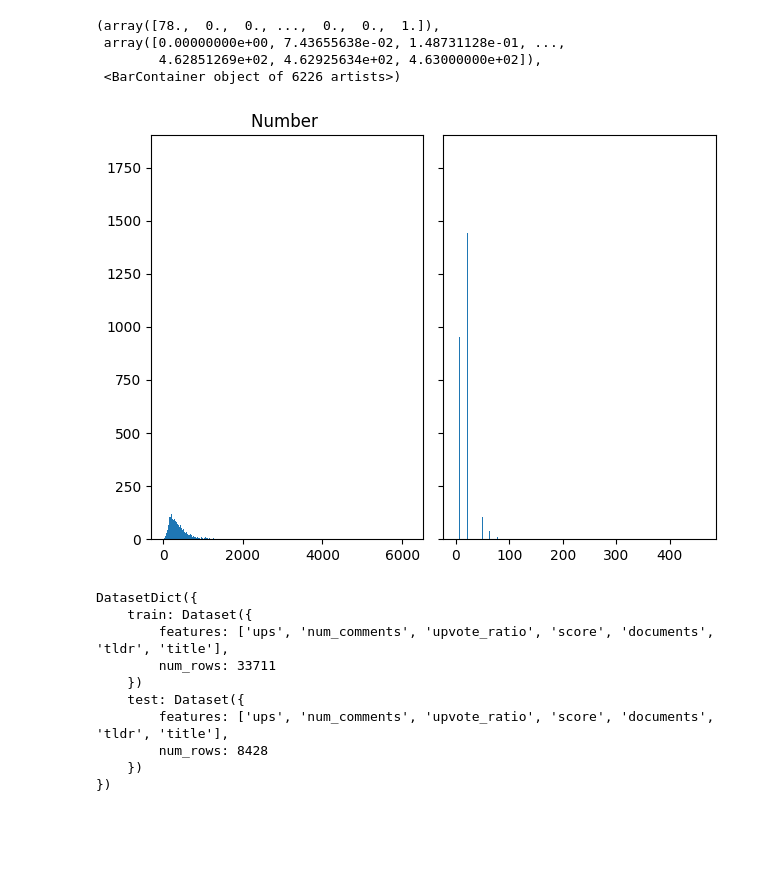
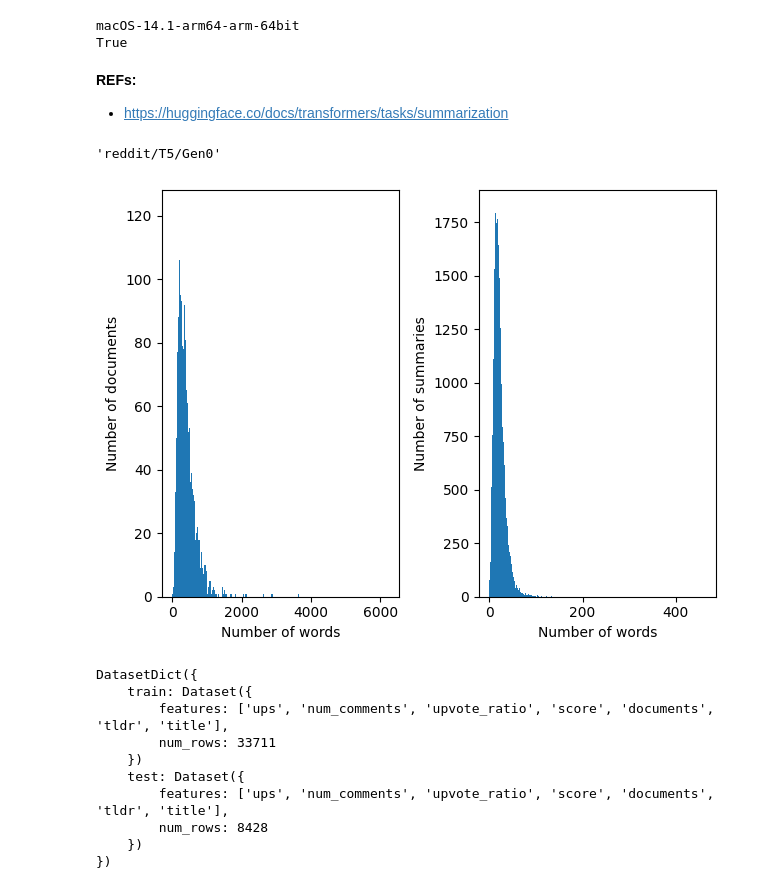
Before and after one commit to madisonthantu/recursive_LLMs, a Jupyter notebook: dataset_exploration.ipynb, the cells around one changed output. Saved outputs shown, nothing was run; the diff lists cells and outputs as text; code cells hidden in the pictures; blank space fills up the shorter version.

```diff
--- a/dataset_exploration.ipynb
+++ b/dataset_exploration.ipynb
@@ -5,21 +1,50 @@ import matplotlib.pyplot as plt
+# %%
+import numpy as np
+import re
+import matplotlib.pyplot as plt
+import pandas as pd
+from datasets import load_dataset_builder, load_dataset
+from transformers import DataCollatorForSeq2Seq
+import evaluate
+from transformers import AutoModelForSeq2SeqLM, Seq2SeqTrainingArguments, Seq2SeqTrainer
+
+import torch
+import platform
+
+print(platform.platform())
+print(torch.has_mps)
+# %% [output]
+macOS-14.1-arm64-arm-64bit
+True
+# %% [markdown]
+**REFs:**
+- https://huggingface.co/docs/transformers/tasks/summarization
+# %%
+import os
+dataset_name = 'reddit'
+model = 'T5'
+generation = 'Gen0'
+output_dir=os.path.join(dataset_name, model, generation)
+output_dir
+# %% [output]
+'reddit/T5/Gen0'
 # %%
 tifu = load_dataset("reddit_tifu", 'long')
 # %%
 # tifu = tifu.add_column
-doc_tok_cnt = [len(re.findall(r'\w+', sentence)) for sentence in tifu['train']['documents']]
-summ_tok_cnt = [len(re.findall(r'\w+', sentence)) for sentence in tifu['train']['tldr']]
+doc_sent_len = [len(re.findall(r'\w+', sentence)) for sentence in tifu['train']['documents']]
+summ_sent_len = [len(re.findall(r'\w+', sentence)) for sentence in tifu['train']['tldr']]
 
-fig, axs = plt.subplots(1, 2, sharey=True, tight_layout=True)
-x_lim = max(doc_tok_cnt) if doc_tok_cnt > summ_tok_cnt else summ_tok_cnt
-# axs[0].hist(doc_tok_cnt, bins=x_lim)
-# axs[0].set_title('Number ')
-# axs[1].hist(summ_tok_cnt, bins=x_lim)
+fig, axs = plt.subplots(1, 2, tight_layout=True)
+
+axs[0].hist(doc_sent_len, bins=max(doc_sent_len));
+axs[0].set_xlabel('Number of words')
+axs[0].set_ylabel('Number of documents')
+axs[1].hist(summ_sent_len, bins=max(summ_sent_len));
+axs[1].set_xlabel('Number of words')
+axs[1].set_ylabel('Number of summaries');
 # %% [output]
-(array([78.,  0.,  0., ...,  0.,  0.,  1.]),
- array([0.00000000e+00, 7.43655638e-02, 1.48731128e-01, ...,
-        4.62851269e+02, 4.62925634e+02, 4.63000000e+02]),
- <BarContainer object of 6226 artists>)
-[figure, old version]
+[figure, new version]
 # %%
 # tifu.train_test_split(test_size=0.1)
 dataset = tifu['train'].train_test_split(test_size=0.2)
```
Also changed, not shown: parts of 15 cells of this notebook.
